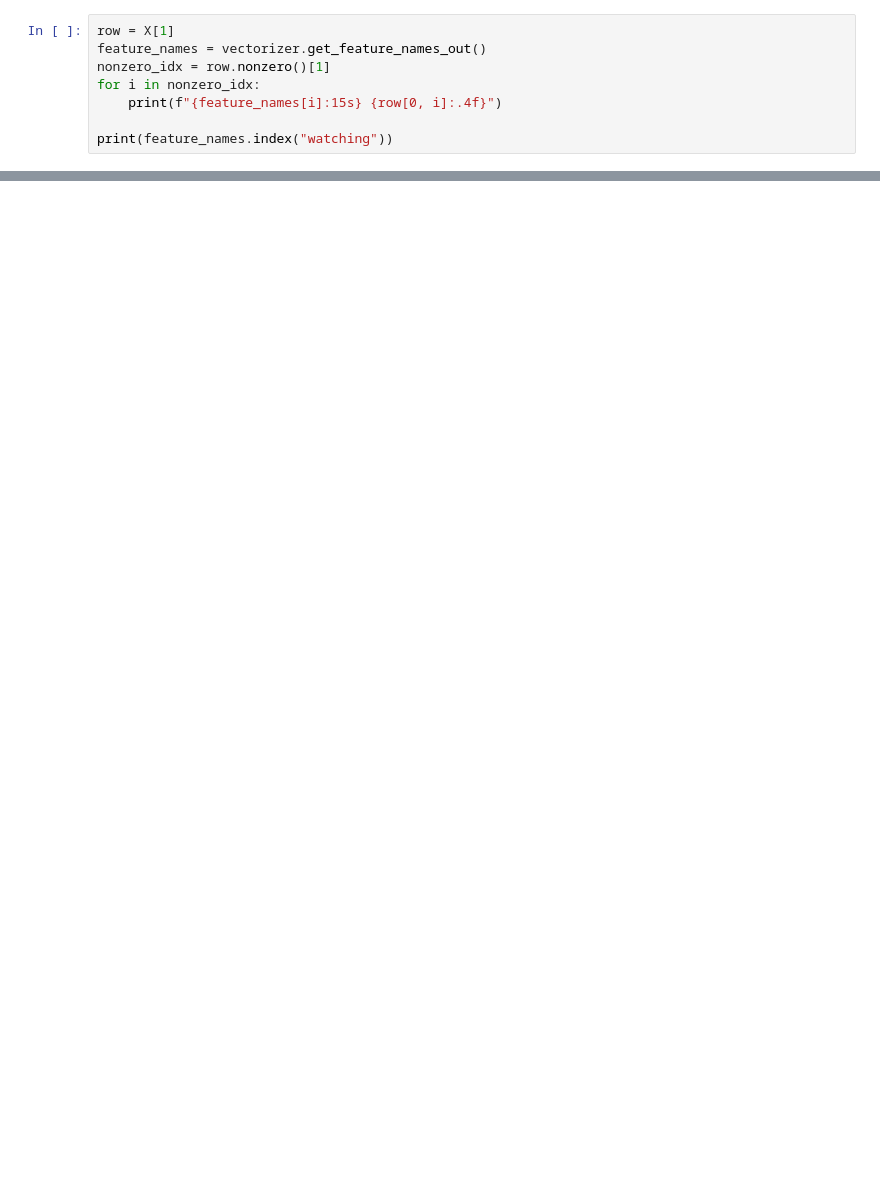
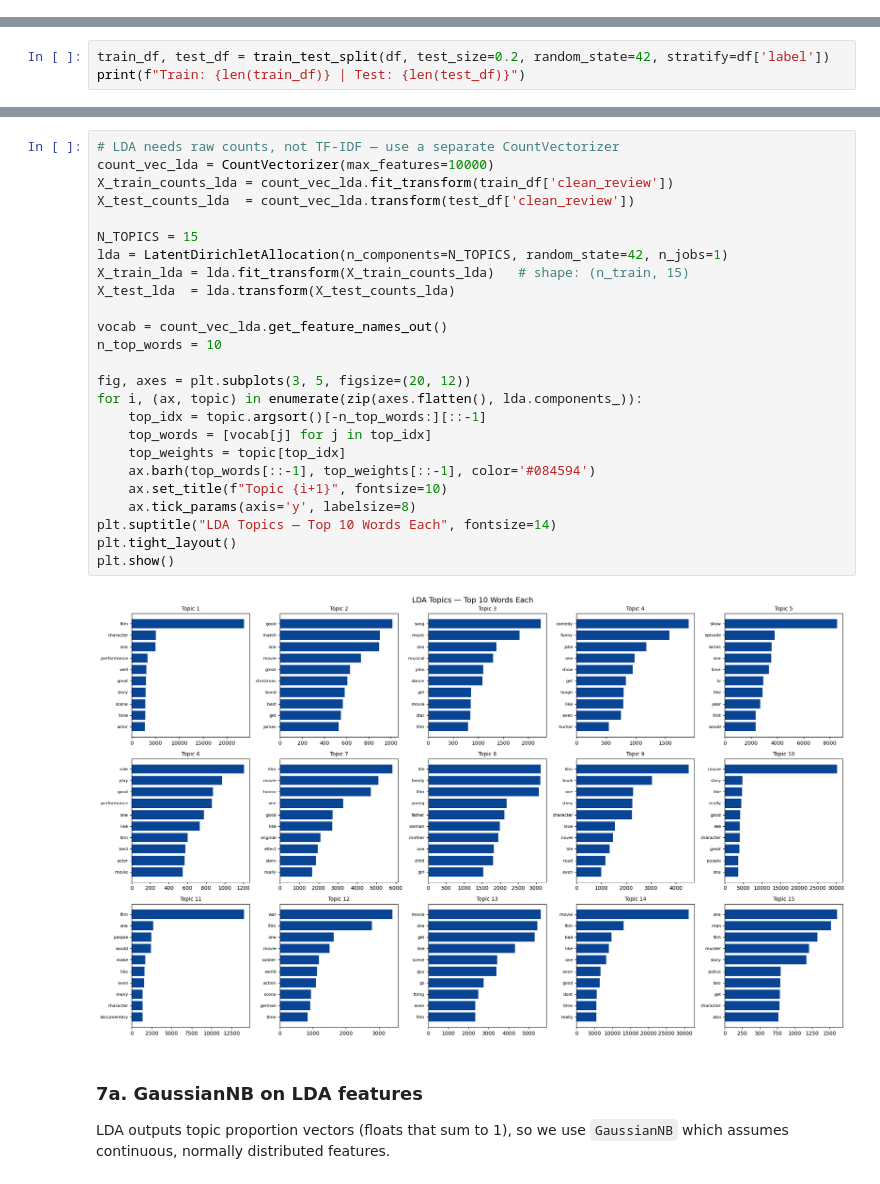
Before and after one commit to tylerksoong/final-project, a Jupyter notebook: Untitled-1.ipynb, the cells around one changed output, grey strips where cells are left out. Drawn from its saved outputs; the diff is of its cells as text; blank space fills up the shorter version.

```diff
--- a/Untitled-1.ipynb
+++ b/Untitled-1.ipynb
@@ -17,8 +0,0 @@ array(['00', '000', '00000000000', ..., 'żmijewski', 'יגאל', 'כרמון'],
-# %%
-row = X[1]
-feature_names = vectorizer.get_feature_names_out()
-nonzero_idx = row.nonzero()[1]
-for i in nonzero_idx:
-    print(f"{feature_names[i]:15s} {row[0, i]:.4f}")
-
-print(feature_names.index("watching"))
@@ -75,0 +89,3 @@ accuracy_score(preds, y_test)
+# %%
+train_df, test_df = train_test_split(df, test_size=0.2, random_state=42, stratify=df['label'])
+print(f"Train: {len(train_df)} | Test: {len(test_df)}")
@@ -75,0 +156,30 @@ accuracy_score(preds, y_test)
+# %%
+# LDA needs raw counts, not TF-IDF — use a separate CountVectorizer
+count_vec_lda = CountVectorizer(max_features=10000)
+X_train_counts_lda = count_vec_lda.fit_transform(train_df['clean_review'])
+X_test_counts_lda  = count_vec_lda.transform(test_df['clean_review'])
+
+N_TOPICS = 15
+lda = LatentDirichletAllocation(n_components=N_TOPICS, random_state=42, n_jobs=1)
+X_train_lda = lda.fit_transform(X_train_counts_lda)   # shape: (n_train, 15)
+X_test_lda  = lda.transform(X_test_counts_lda)
+
+vocab = count_vec_lda.get_feature_names_out()
+n_top_words = 10
+
+fig, axes = plt.subplots(3, 5, figsize=(20, 12))
+for i, (ax, topic) in enumerate(zip(axes.flatten(), lda.components_)):
+    top_idx = topic.argsort()[-n_top_words:][::-1]
+    top_words = [vocab[j] for j in top_idx]
+    top_weights = topic[top_idx]
+    ax.barh(top_words[::-1], top_weights[::-1], color='#084594')
+    ax.set_title(f"Topic {i+1}", fontsize=10)
+    ax.tick_params(axis='y', labelsize=8)
+plt.suptitle("LDA Topics — Top 10 Words Each", fontsize=14)
+plt.tight_layout()
+plt.show()
+# %% [output]
+[figure, added]
+# %% [markdown]
+### 7a. GaussianNB on LDA features
+LDA outputs topic proportion vectors (floats that sum to 1), so we use `GaussianNB` which assumes continuous, normally distributed features.
```
Also changed, not shown: parts of 34 cells of this notebook, 2 other files.
